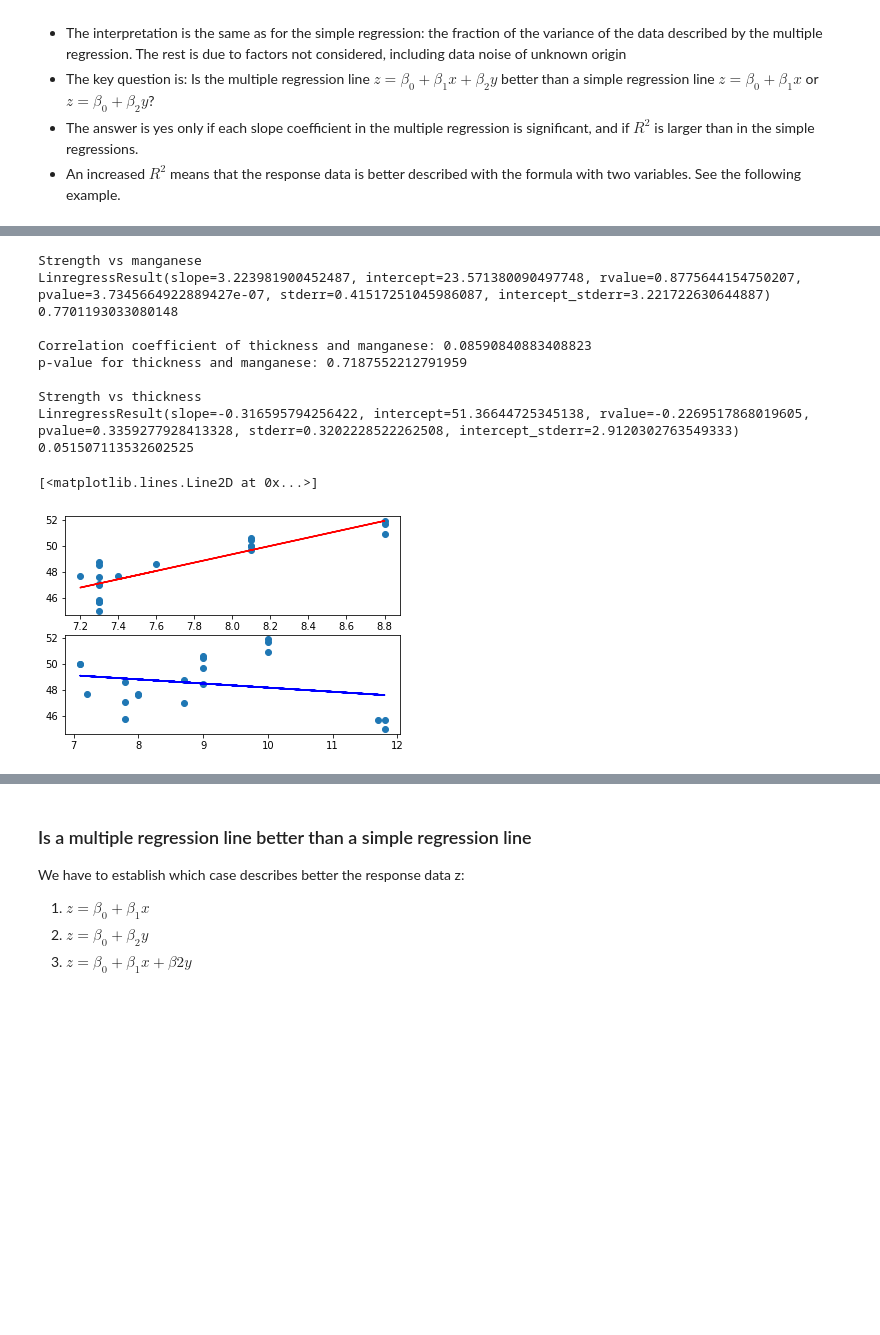
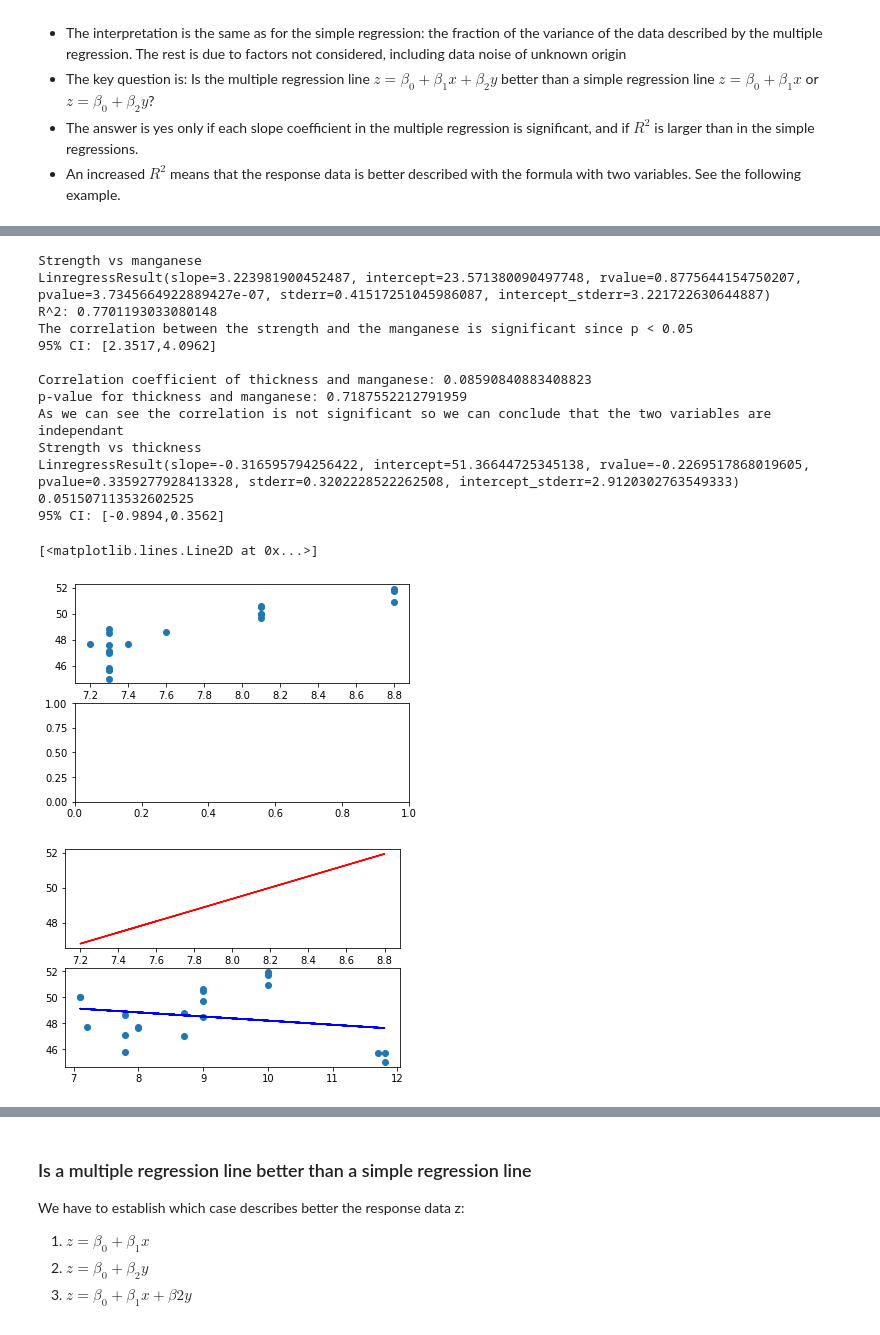
Before and after one commit to lsig/Statistics, a Jupyter notebook: Workbook.ipynb, the cells around one changed output, grey strips where cells are left out. Saved outputs shown, nothing was run; the diff lists cells and outputs as text; code cells hidden in the pictures; blank space fills up the shorter version.

```diff
--- a/Workbook.ipynb
+++ b/Workbook.ipynb
@@ -3037,7 +3039,7 @@ $R^2 = 0.86$
 # %%
 import pandas as pd
 import numpy as np
-from scipy.stats import linregress, pearsonr
+from scipy.stats import linregress, pearsonr, t
 import matplotlib.pyplot as plt
 from sklearn import linear_model
 import statsmodels.api as sm
@@ -3056,9 +3058,19 @@ sre_one = linregress(manganese, strength)
 sre_one_slope = sre_one.slope
 sre_one_intercept = sre_one.intercept
 sre_one_r_sq = sre_one.rvalue**2
+
+a1 = t.ppf(0.975, len(strength) - 2)
+
+lower_interval_r1 = sre_one_slope - a1 * sre_one.stderr
+higher_interval_r1 = sre_one_slope + a1 * sre_one.stderr
+
+figure, axis = plt.subplots(2)
+
 print("Strength vs manganese")
 print(sre_one)
-print(sre_one_r_sq)
+print(f"R^2: {sre_one_r_sq}")
+print("The correlation between the strength and the manganese is significant since p < 0.05")
+print(f"95% CI: [{round(lower_interval_r1,4)},{round(higher_interval_r1,4)}]")
 print()
 
 axis[0].plot(manganese, sre_one_slope * manganese + sre_one_intercept, color='red',linestyle='-')
@@ -3067,39 +3079,51 @@ axis[0].plot(manganese, sre_one_slope * manganese + sre_one_intercept, color='re
 r, p = pearsonr(thickness, manganese)
 print(f"Correlation coefficient of thickness and manganese: {r}")
 print(f"p-value for thickness and manganese: {p}")
-print()
+print("As we can see the correlation is not significant so we can conclude that the two variables are independant")
 ### p-value not significant, and thus not correlated
 
 ### simple regression 2; strength vs thickness
 axis[1].scatter(thickness, strength)
 sre_two = linregress(thickness, strength)
 sre_two_slope = sre_two.slope
 sre_two_intercept = sre_two.intercept
 sre_two_r_sq = sre_two.rvalue**2
+
+a2 = t.ppf(0.975, len(strength) - 2)
+
+lower_interval_r2 = sre_two_slope - a2 * sre_two.stderr
+higher_interval_r2 = sre_two_slope + a2 * sre_two.stderr
+
+
 print("Strength vs thickness")
 print(sre_two)
 print(sre_two_r_sq)
+print(f"95% CI: [{round(lower_interval_r2,4)},{round(higher_interval_r2,4)}]")
 print()
 
 axis[1].plot(thickness, sre_two_slope * thickness + sre_two_intercept, color='blue')
 #p-value not significant
 
 ### try multiple regression
 #with statsmodel
 #see code cell below
 # %% [output]
 Strength vs manganese
 LinregressResult(slope=3.223981900452487, intercept=23.571380090497748, rvalue=0.8775644154750207, pvalue=3.7345664922889427e-07, stderr=0.41517251045986087, intercept_stderr=3.221722630644887)
-0.7701193033080148
+R^2: 0.7701193033080148
+The correlation between the strength and the manganese is significant since p < 0.05
+95% CI: [2.3517,4.0962]
 
 Correlation coefficient of thickness and manganese: 0.08590840883408823
 p-value for thickness and manganese: 0.7187552212791959
-
+As we can see the correlation is not significant so we can conclude that the two variables are independant
 Strength vs thickness
 LinregressResult(slope=-0.316595794256422, intercept=51.36644725345138, rvalue=-0.2269517868019605, pvalue=0.3359277928413328, stderr=0.3202228522262508, intercept_stderr=2.9120302763549333)
 0.051507113532602525
+95% CI: [-0.9894,0.3562]
 [<matplotlib.lines.Line2D at 0x...>]
-[figure, old version]
+[figure, new version]
+[figure, added]
 # %%
 x = sm.add_constant(df[['Manganese', 'Thickness']])
 
```
Also changed, not shown: parts of 9 cells of this notebook.
